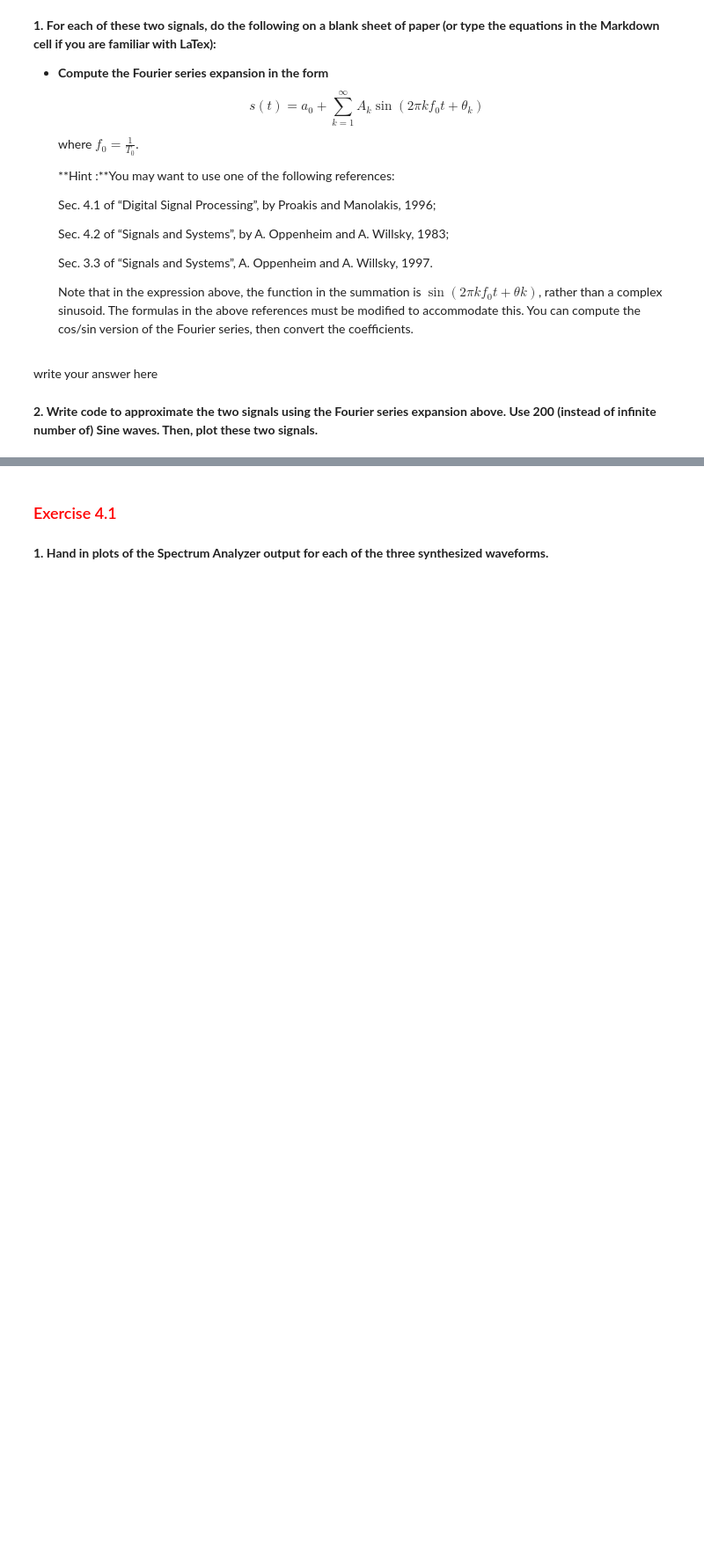
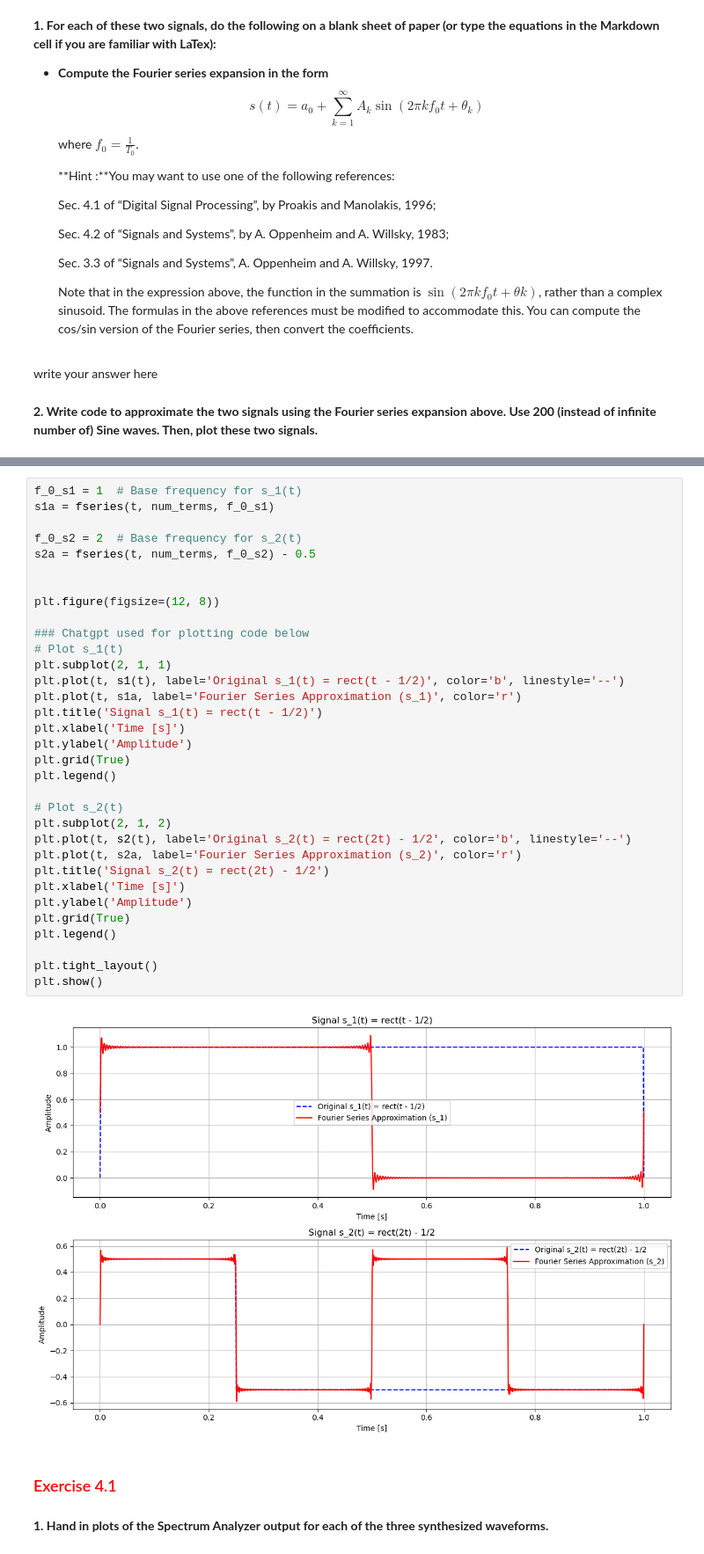
Before and after one commit to 2024Fall-Purdue-ECE438-Lab-demos/lab3-frequency-analysis-jakestulgate, a Jupyter notebook: lab03_final_report.ipynb, the cells around one changed output, grey strips where cells are left out. Shown at 88% size. Saved outputs shown, nothing was run; the diff lists cells and outputs as text; blank space fills up the shorter version.

```diff
--- a/lab03_final_report.ipynb
+++ b/lab03_final_report.ipynb
@@ -60,3 +85,38 @@ write your answer here
+# %%
+f_0_s1 = 1  # Base frequency for s_1(t)
+s1a = fseries(t, num_terms, f_0_s1)
+
+f_0_s2 = 2  # Base frequency for s_2(t)
+s2a = fseries(t, num_terms, f_0_s2) - 0.5
+
+
+plt.figure(figsize=(12, 8))
+
+### Chatgpt used for plotting code below
+# Plot s_1(t)
+plt.subplot(2, 1, 1)
+plt.plot(t, s1(t), label='Original s_1(t) = rect(t - 1/2)', color='b', linestyle='--')
+plt.plot(t, s1a, label='Fourier Series Approximation (s_1)', color='r')
+plt.title('Signal s_1(t) = rect(t - 1/2)')
+plt.xlabel('Time [s]')
+plt.ylabel('Amplitude')
+plt.grid(True)
+plt.legend()
+
+# Plot s_2(t)
+plt.subplot(2, 1, 2)
+plt.plot(t, s2(t), label='Original s_2(t) = rect(2t) - 1/2', color='b', linestyle='--')
+plt.plot(t, s2a, label='Fourier Series Approximation (s_2)', color='r')
+plt.title('Signal s_2(t) = rect(2t) - 1/2')
+plt.xlabel('Time [s]')
+plt.ylabel('Amplitude')
+plt.grid(True)
+plt.legend()
+
+plt.tight_layout()
+plt.show()
+# %% [output]
+[figure, added]
 # %% [markdown]
 <h3 style="color:red;"><left>Exercise 4.1</left></h3>
 # %% [markdown]
```
Also changed, not shown: parts of 40 cells of this notebook, 17 other files.
